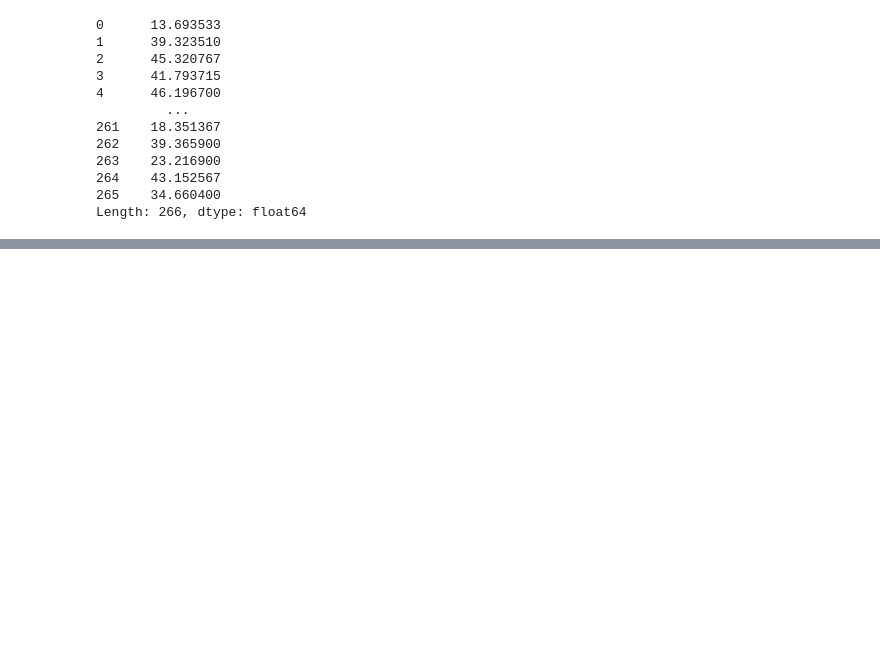
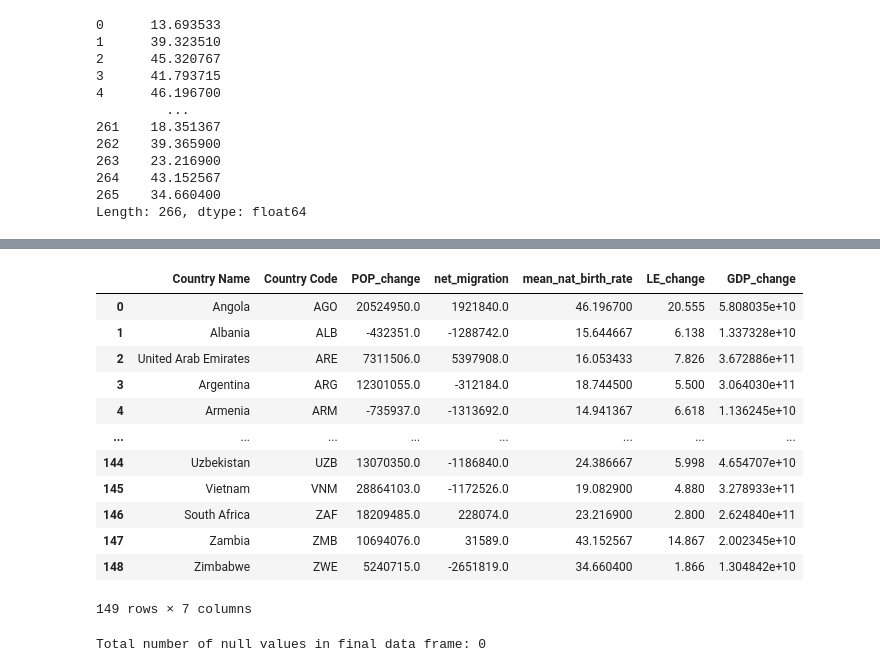
Before and after one commit to oli124/Project3_OliverK_UfuomaA, a Jupyter notebook: Population.ipynb, the cells around one changed output, grey strips where cells are left out. Cells and saved outputs as stored; diff of their text form; code cells hidden in the pictures; blank space fills up the shorter version.

Commit message:
finished data cleaning and editing and created sql database

```diff
--- a/Population.ipynb
+++ b/Population.ipynb
@@ -64,0 +50,5 @@ Name: CCA3, Length: 234, dtype: object
+# %%
+country_code = world['CCA3']
+country_code_df = pd.DataFrame(country_code)
+country_code_df = country_code_df.rename(columns={'CCA3':'Country Code'})
+country_code_df
@@ -130,3 +135,7 @@ clean_pop_df
 | 264 | Zambia | ZMB | Population, total | SP.POP.TOTL | 7686401.0 | 18380477.0 | 10694076.0 |
 | 265 | Zimbabwe | ZWE | Population, total | SP.POP.TOTL | 10113893.0 | 15354608.0 | 5240715.0 |
 220 rows × 7 columns
+# %%
+merged_pop_df = pd.merge(clean_pop_df, country_code_df, how='inner', on= 'Country Code')
+merged_pop_df = merged_pop_df.drop(columns=['Indicator Name', 'Indicator Code', '1990', '2019'])
+merged_pop_df
@@ -259,0 +261,4 @@ See the caveats in the documentation: https://pandas.pydata.org/pandas-docs/stab
+# %%
+country_names_df['mean_nat_birth_rate'] = mean_nat_birth_rate
+country_names_df = country_names_df.drop(columns=['Country Name', 'Indicator Name', 'Indicator Code'])
+country_names_df
@@ -259,0 +284,23 @@ See the caveats in the documentation: https://pandas.pydata.org/pandas-docs/stab
+# %%
+merged2_df = pd.merge(merged_pop_df, country_names_df, how= 'inner', on= 'Country Code')
+merged3_df = pd.merge(merged2_df, life_df, how= 'inner', on= 'Country Code')
+merged_df_final =pd.merge(merged3_df, dropped_gdp_df, how= 'inner', on= 'Country Code')
+merged_df_final
+# %% [output]
+|  | Country Name | Country Code | POP_change | net_migration | mean_nat_birth_rate | LE_change | GDP_change |
+| 0 | Angola | AGO | 20524950.0 | 1921840.0 | 46.196700 | 20.555 | 5.808035e+10 |
+| 1 | Albania | ALB | -432351.0 | -1288742.0 | 15.644667 | 6.138 | 1.337328e+10 |
+| 2 | United Arab Emirates | ARE | 7311506.0 | 5397908.0 | 16.053433 | 7.826 | 3.672886e+11 |
+| 3 | Argentina | ARG | 12301055.0 | -312184.0 | 18.744500 | 5.500 | 3.064030e+11 |
+| 4 | Armenia | ARM | -735937.0 | -1313692.0 | 14.941367 | 6.618 | 1.136245e+10 |
+| ... | ... | ... | ... | ... | ... | ... | ... |
+| 144 | Uzbekistan | UZB | 13070350.0 | -1186840.0 | 24.386667 | 5.998 | 4.654707e+10 |
+| 145 | Vietnam | VNM | 28864103.0 | -1172526.0 | 19.082900 | 4.880 | 3.278933e+11 |
+| 146 | South Africa | ZAF | 18209485.0 | 228074.0 | 23.216900 | 2.800 | 2.624840e+11 |
+| 147 | Zambia | ZMB | 10694076.0 | 31589.0 | 43.152567 | 14.867 | 2.002345e+10 |
+| 148 | Zimbabwe | ZWE | 5240715.0 | -2651819.0 | 34.660400 | 1.866 | 1.304842e+10 |
+149 rows × 7 columns
+# %%
+print(f'Total number of null values in final data frame: {merged_df_final.isnull().sum().sum()}')
+# %% [output]
+Total number of null values in final data frame: 0
```
Also changed, not shown: parts of 10 cells of this notebook, 6 other files.
